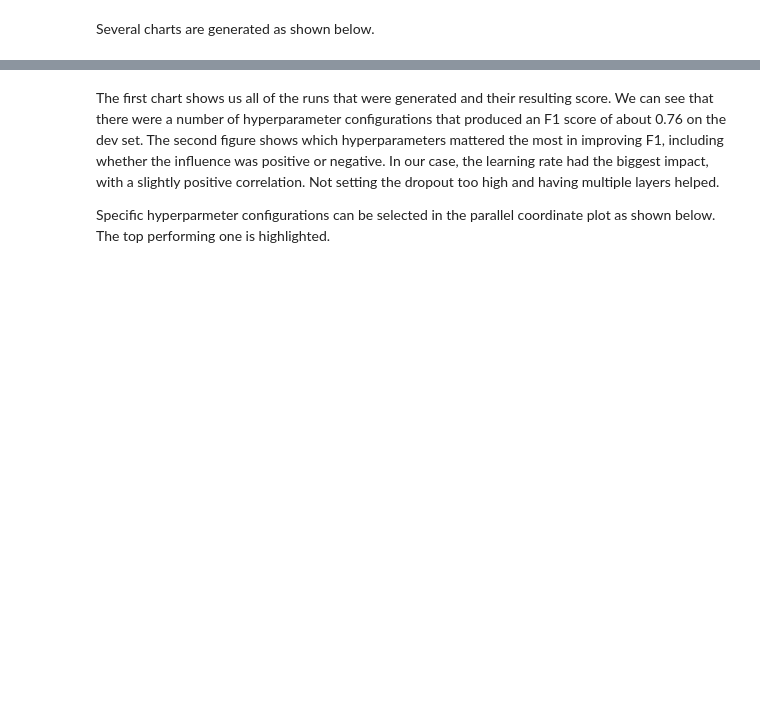
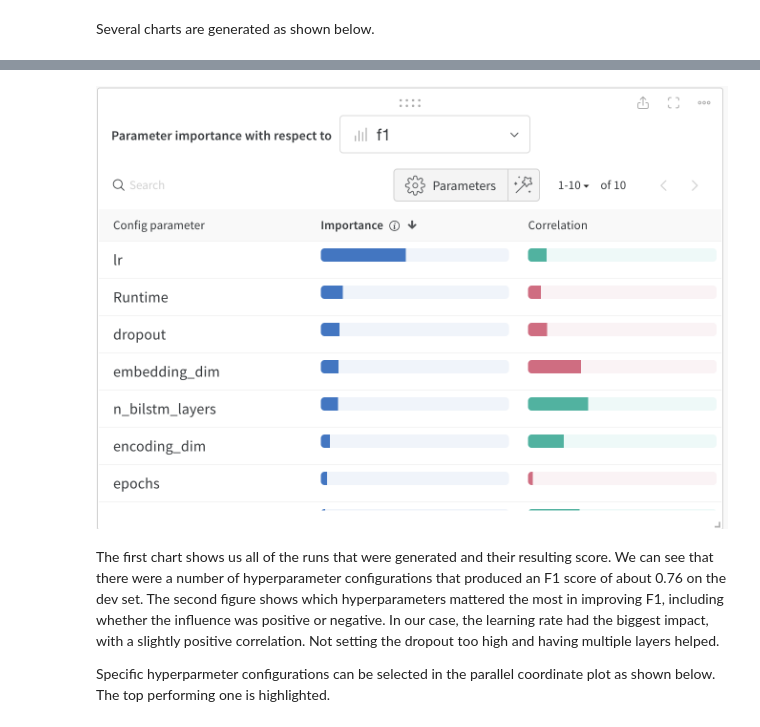
Before and after one commit to lynnolson/dtsa5511w4, a Jupyter notebook: nlp_dist_tweet.ipynb, the cells around one changed output, grey strips where cells are left out. Cells and saved outputs as stored; diff of their text form; code cells hidden in the pictures; blank space fills up the shorter version.

```diff
--- a/nlp_dist_tweet.ipynb
+++ b/nlp_dist_tweet.ipynb
@@ -840,3 +838,7 @@ ipyplot.plot_images(['img/bilstm_wandb_f1_chart.png', 'img/bilstm_wandb_imp_hype
+# %%
+Image(filename = "img/bilstm_wandb_imp_hyperparams.png", width=800, height=600)
+# %% [output]
+[figure, added]
 # %% [markdown]
 The first chart shows us all of the runs that were generated and their resulting score.  We can see that there were a number of hyperparameter configurations that produced an F1 score of about 0.76 on the dev set.  The second figure shows which hyperparameters mattered the most in improving F1, including whether the influence was positive or negative.  In our case, the learning rate had the biggest impact, with a slightly positive correlation.  Not setting the dropout too high and having multiple layers helped.
 
```
Also changed, not shown: parts of 5 cells of this notebook.
